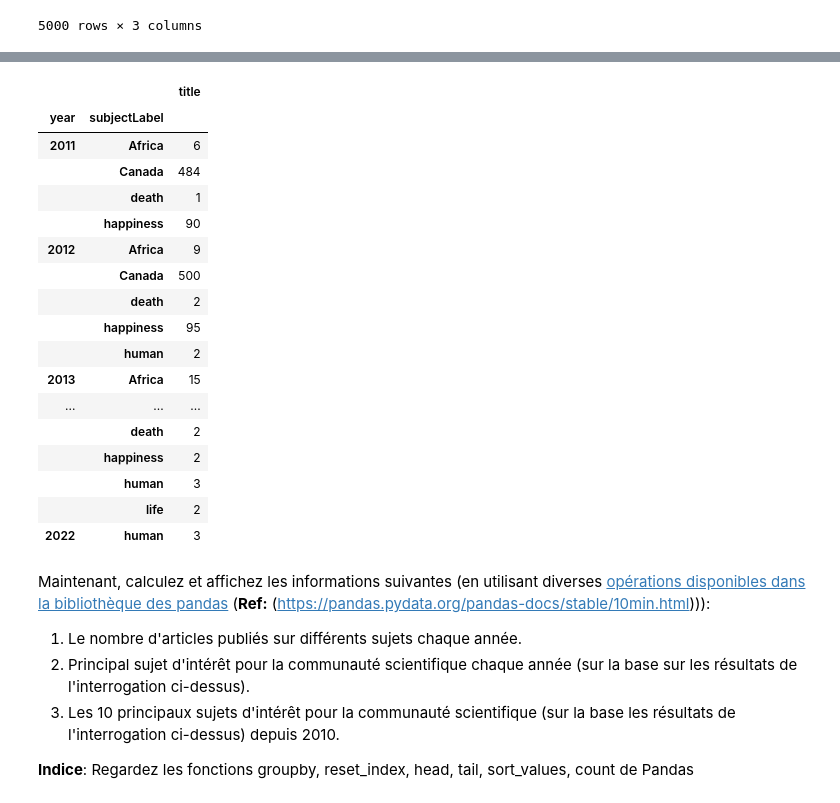
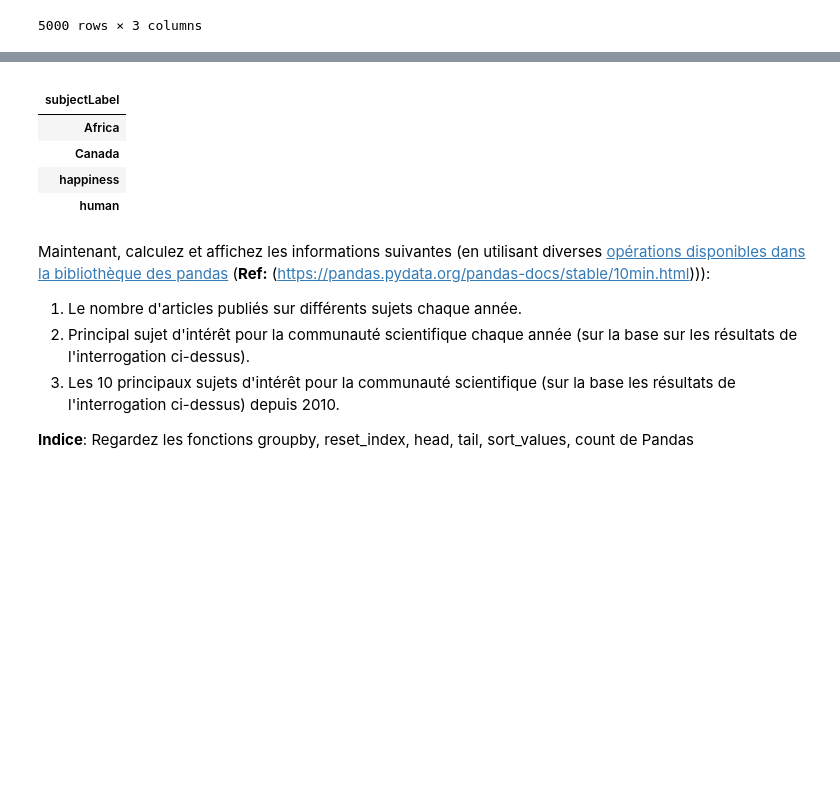
Before and after one commit to MaaatGrv/DataMining, a Jupyter notebook: fr/TP1/tp1.ipynb, the cells around one changed output, grey strips where cells are left out. Saved outputs shown, nothing was run; the diff lists cells and outputs as text; code cells hidden in the pictures; blank space fills up the shorter version.

```diff
--- a/fr/TP1/tp1.ipynb
+++ b/fr/TP1/tp1.ipynb
@@ -806,27 +846,18 @@ set2 = pd.DataFrame
 # %%
 # Question 3 : Les 10 principaux sujets d'intérêt pour la communauté scientifique (sur la base les résultats de l'interrogation ci-dessus) depuis 2010.
 
-set3 = dataframe.groupby(["year", "subjectLabel"]).count()
-set3
+df3 = pd.DataFrame(dataframe,  columns=["year","subjectLabel"])
+df3 = df3.groupby(["year"]).agg(lambda x:x.value_counts().index[0])
+df3 = df3[df3.index >= 2010]
+df3 = df3.groupby(["subjectLabel"]).count()
+df3.head(10)
 # %% [output]
-|  |  | title |
-| year | subjectLabel |  |
-| 2011 | Africa | 6 |
-|  | Canada | 484 |
-|  | death | 1 |
-|  | happiness | 90 |
-| 2012 | Africa | 9 |
-|  | Canada | 500 |
-|  | death | 2 |
-|  | happiness | 95 |
-|  | human | 2 |
-| 2013 | Africa | 15 |
-| ... | ... | ... |
-|  | death | 2 |
-|  | happiness | 2 |
-|  | human | 3 |
-|  | life | 2 |
-| 2022 | human | 3 |
+|  |
+| subjectLabel |
+| Africa |
+| Canada |
+| happiness |
+| human |
 # %% [markdown]
 Maintenant, calculez et affichez les informations suivantes (en utilisant diverses [opérations disponibles dans la bibliothèque des pandas](https://pandas.pydata.org/pandas-docs/stable/10min.html)
 (**Ref:**
```
Also changed, not shown: parts of 6 cells of this notebook, 2 other files.
